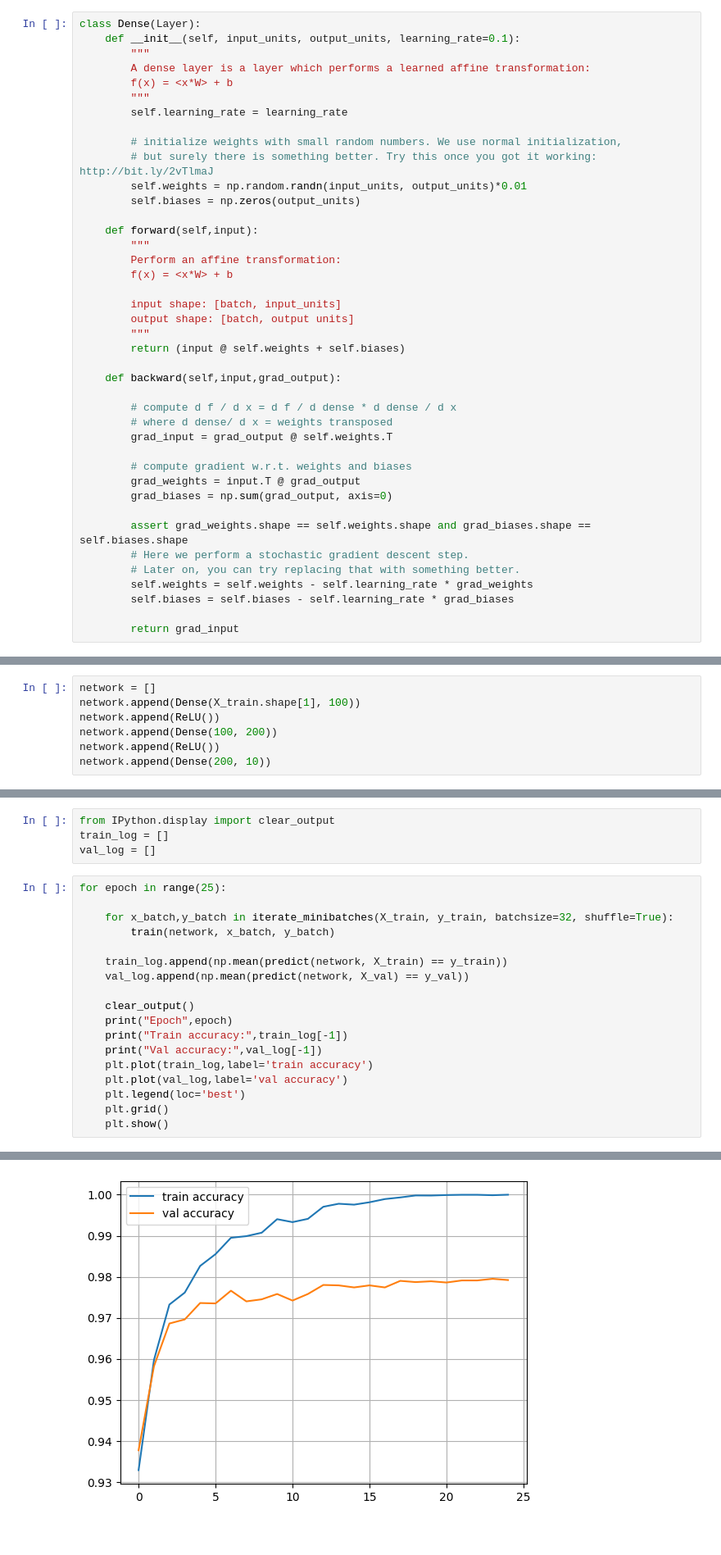
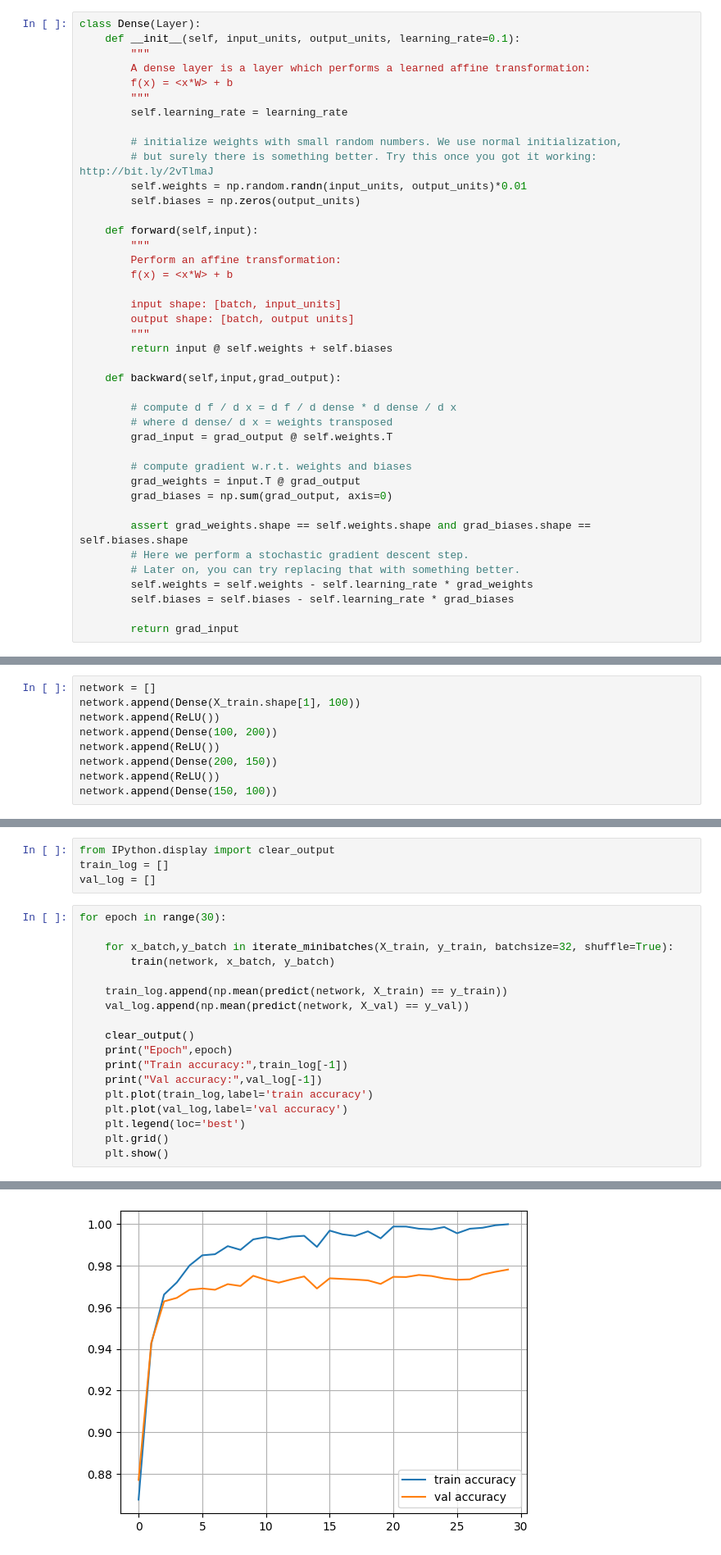
Before and after one commit to Vladisluv228/shadik, a Jupyter notebook: week01_backprop/backprop.ipynb, the cells around one changed output, grey strips where cells are left out. Shown at 82% size. Drawn from its saved outputs; the diff is of its cells as text.

```diff
--- a/week01_backprop/backprop.ipynb
+++ b/week01_backprop/backprop.ipynb
@@ -157,7 +171,7 @@ class Dense(Layer):
         input shape: [batch, input_units]
         output shape: [batch, output units]
         """
-        return (input @ self.weights + self.biases)
+        return input @ self.weights + self.biases
 
     def backward(self,input,grad_output):
 
@@ -321,7 +335,9 @@ network.append(Dense(X_train.shape[1], 100))
 network.append(ReLU())
 network.append(Dense(100, 200))
 network.append(ReLU())
-network.append(Dense(200, 10))
+network.append(Dense(200, 150))
+network.append(ReLU())
+network.append(Dense(150, 100))
 # %%
 def forward(network, X):
     """
@@ -402,7 +418,7 @@ from IPython.display import clear_output
 train_log = []
 val_log = []
 # %%
-for epoch in range(25):
+for epoch in range(30):
 
     for x_batch,y_batch in iterate_minibatches(X_train, y_train, batchsize=32, shuffle=True):
         train(network, x_batch, y_batch)
@@ -426,4 +442,4 @@ Val accuracy: 0.9792
-[figure, old version]
+[figure, new version]
 # %% [markdown]
 __What should you see:__ `train accuracy` should increase to near-100%. Val accuracy will also increase, allbeit to a smaller value.
 
```
Also changed, not shown: parts of 4 cells of this notebook.
